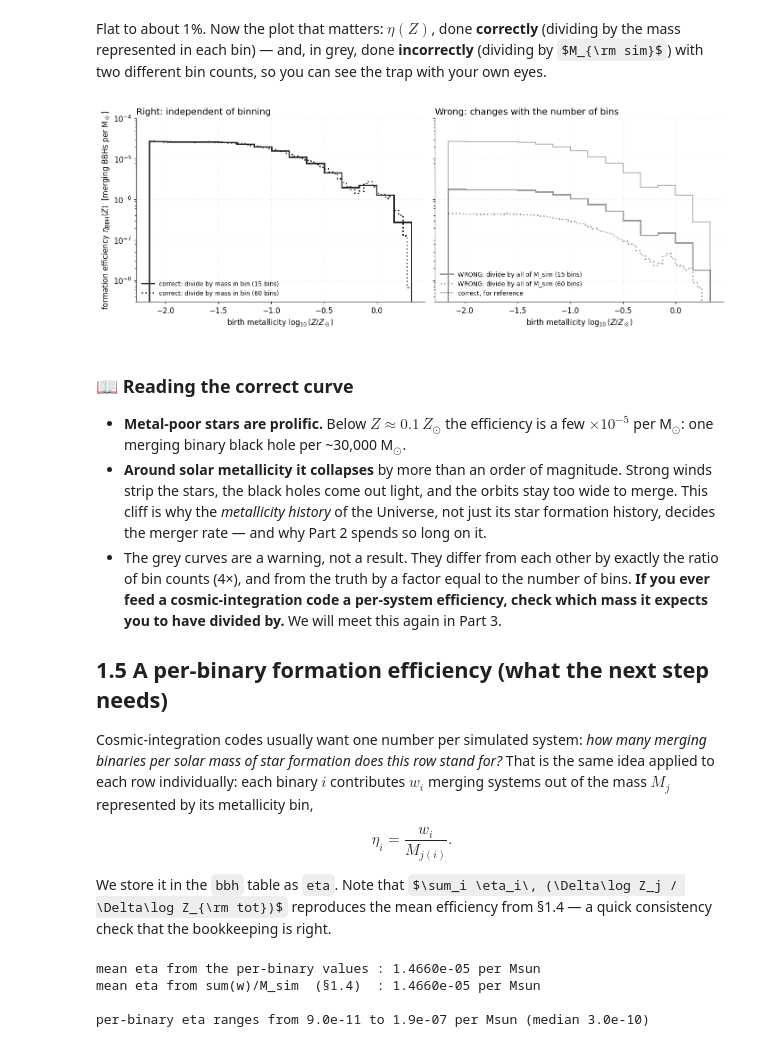
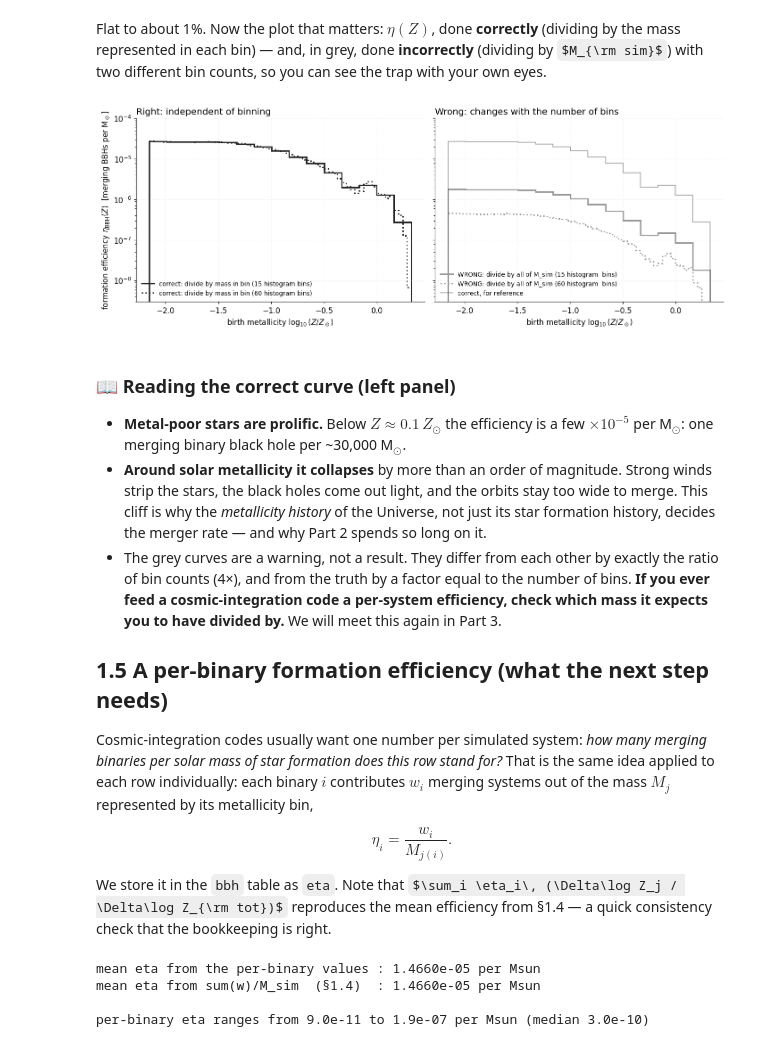
Before and after one commit to FloorBroekgaarden/GROWL-catalog-public, a Jupyter notebook: onboarding_growl/tutorial_3_cosmic_integration_predicting_merger_rates.ipynb, the cells around one changed output. Drawn from its saved outputs; the diff is of its cells as text; code cells hidden in the pictures; some formulas as TeX source.

```diff
--- a/onboarding_growl/tutorial_3_cosmic_integration_predicting_merger_rates.ipynb
+++ b/onboarding_growl/tutorial_3_cosmic_integration_predicting_merger_rates.ipynb
@@ -552,38 +558,38 @@ different bin counts, so you can see the trap with your own eyes.
 def formation_efficiency_vs_Z(sample, log_z_edges):
     '''eta_j = (sum of weights in bin j) / (mass formed in bin j)  [per Msun].'''
     sum_w, _ = np.histogram(np.log10(sample.Z), bins=log_z_edges, weights=sample.w)
     return sum_w / mass_formed_per_bin(log_z_edges)
 
 
 fig, axes = plt.subplots(1, 2, figsize=(13, 4.8), sharey=True)
 
 # --- left: the correct eta(Z), and it does not care how many bins you use --------------------
 for nbins, ls in [(15, "-"), (60, ":")]:
     edges = np.linspace(LOG_Z_MIN, LOG_Z_MAX, nbins + 1)
     axes[0].stairs(formation_efficiency_vs_Z(bbh, edges), edges - np.log10(Z_SUN),
-                   color=CSYS, lw=2, ls=ls, label=f"correct: divide by mass in bin ({nbins} bins)")
+                   color=CSYS, lw=2, ls=ls, label=f"correct: divide by mass in bin ({nbins} histogram bins)")
 axes[0].set_title("Right: independent of binning", loc="left")
 
 # --- right: the trap -- divide by the TOTAL simulated mass -----------------------------------
 for nbins, ls in [(15, "-"), (60, ":")]:
     edges = np.linspace(LOG_Z_MIN, LOG_Z_MAX, nbins + 1)
     sum_w, _ = np.histogram(np.log10(bbh.Z), bins=edges, weights=bbh.w)
     axes[1].stairs(sum_w / M_SIM, edges - np.log10(Z_SUN), color=C_WRONG, lw=2, ls=ls,
-                   label=f"WRONG: divide by all of M_sim ({nbins} bins)")
+                   label=f"WRONG: divide by all of M_sim ({nbins} histogram  bins)")
 edges = np.linspace(LOG_Z_MIN, LOG_Z_MAX, 16)
 axes[1].stairs(formation_efficiency_vs_Z(bbh, edges), edges - np.log10(Z_SUN), color=CSYS, lw=1, alpha=0.5, label="correct, for reference")
 axes[1].set_title("Wrong: changes with the number of bins", loc="left")
 
 for ax in axes:
     ax.set_yscale("log"); ax.set_ylim(3e-9, 1e-4)
     ax.set_xlabel(r"birth metallicity $\log_{10}(Z/Z_\odot)$")
     ax.legend(fontsize=9, loc="lower left")
 axes[0].set_ylabel(r"formation efficiency $\eta_{\rm BBH}(Z)$  [merging BBHs per M$_\odot$]")
 plt.tight_layout(); plt.show()
 # %% [output]
-[figure, old version]
+[figure, new version]
 # %% [markdown]
-### 📖 Reading the correct curve
+### 📖 Reading the correct curve (left panel)
 
 - **Metal-poor stars are prolific.** Below $Z \approx 0.1\,Z_\odot$ the efficiency is a few
   $\times 10^{-5}$ per M$_\odot$: one merging binary black hole per ~30,000 M$_\odot$.
```
Also changed, not shown: parts of 8 cells of this notebook.
